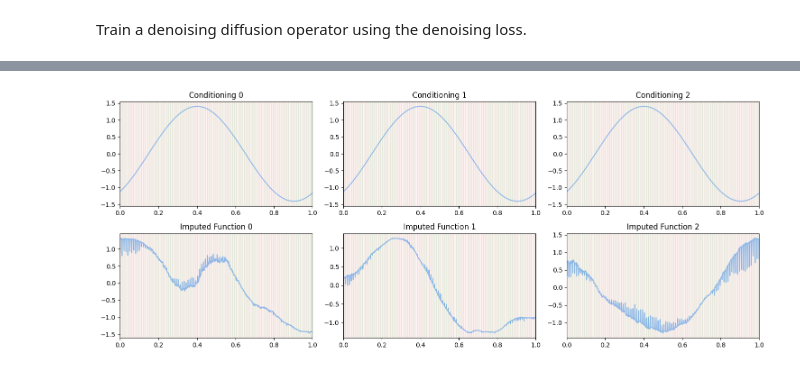
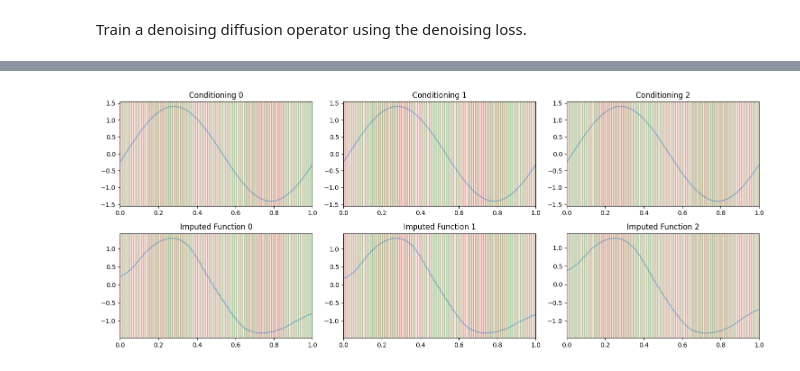
Before and after one commit to HamidrezaKmK/cond-diffusion-operators-edm, a Jupyter notebook: notebooks/1d_reanalysis.ipynb, the cells around one changed output, grey strips where cells are left out. Drawn from its saved outputs; the diff is of its cells as text; code cells hidden in the pictures.

Commit message:
get a working re-analysis

```diff
--- a/notebooks/1d_reanalysis.ipynb
+++ b/notebooks/1d_reanalysis.ipynb
@@ -313,68 +301,79 @@ plt.tight_layout()
 num_steps = 30
 batch_size = 3
 rho = 7
-resolution = 1000
+resolution = 300
+ref_resolution = 100
 generation_seed=999
 sigma_min = 0.2
 sigma_max = 80
 ###
 
 noising_kernel = RBFIrregular()
-dset_low_res = PinkNoise1D(
-    total_count=5000,
-    num_samples=100,
+ref_coords, ref_values = PinkNoise1D(
+    total_count=1,
+    num_samples=ref_resolution,
     low_pass_threshold=2.,
     make_irregular=True,
     bernoulli_p=0.99,
     fixed_irregularity_seed=42,
     threshold_type="absolute"
-)
-ref_coords, ref_values = dset_low_res[0]
+)[0]
 
-torch.random.manual_seed(generation_seed)
 generation_coords = []
 for t in np.linspace(0, 1, resolution):
     dist_from_t_to_ref = torch.abs(ref_coords - torch.tensor(t).float())
     if not torch.any(dist_from_t_to_ref <= 1e-3):
         generation_coords.append(t)
 generation_coords = torch.tensor(generation_coords).unsqueeze(0).float()
-print(generation_coords.shape, ref_coords.shape)
 
 fig, axes = plt.subplots(2, batch_size, figsize=(15, 6))
-sampler = ImputationEDMSampler(noising_kernel=RBFIrregular(), verbose=True)
+sampler = ImputationTweedieSampler(
+    noising_kernel=RBFIrregular(),
+    verbose=True,
+    tweedie_optimization_steps=30,
+    tweedie_lr=0.005,
+)
+samples = sampler(
+    net=denoiser_network,
+    batch_size=batch_size,
+    coords=generation_coords,
+    coord_ref=ref_coords,
+    values_ref=ref_values,
+    conditioning=None,
+    num_steps=num_steps,
+    sigma_max=sigma_max,
+    sigma_min=sigma_min,
+    rho=rho,
+)
+for i in range(batch_size):
 
-with torch.no_grad():
-    for i in range(batch_size):
-        samples = sampler(
-            net=denoiser_network,
-            coords=generation_coords,
-            coord_ref=ref_coords,
-            values_ref=ref_values,
-            conditioning=None,
-            num_steps=num_steps,
-            sigma_max=sigma_max,
-            sigma_min=sigma_min,
-            rho=rho,
-        )
+    # sample after re-analysis
+    if batch_size == 1:
+        ax = axes[0]
+    else:
         ax = axes[0, i]
-        all_coords = torch.cat([generation_coords, ref_coords], dim=1)
-        ax.plot(ref_coords.squeeze(), ref_values.squeeze())
-        ax.set_title(f"Conditioning {i}")
-        for x in generation_coords.squeeze():
-            ax.axvline(x, color="red", alpha=0.01)
-        for x in ref_coords.squeeze():
-            ax.axvline(x, color="green", alpha=0.1)
-        ax.set_xlim([0, 1])
 
-        # sample after re-analysis
+    all_coords = torch.cat([generation_coords, ref_coords], dim=1)
+    ax.plot(ref_coords.squeeze(), ref_values.squeeze())
+    ax.set_title(f"Conditioning {i}")
+    for x in generation_coords.squeeze():
+        ax.axvline(x, color="red", alpha=10./ref_resolution)
+    for x in ref_coords.squeeze():
+        ax.axvline(x, color="green", alpha=0.3)
+    ax.set_xlim([0, 1])
+
+    # sample after re-analysis
+    if batch_size == 1:
+        ax = axes[1]
+    else:
         ax = axes[1, i]
-        sorted_coords, coord_idx = torch.sort(all_coords.squeeze())
-        ax.plot(sorted_coords, samples.squeeze()[coord_idx])
-        ax.set_title(f"Imputed Function {i}")
-        for x in generation_coords.squeeze():
-            ax.axvline(x, color="red", alpha=0.01)
-        for x in ref_coords.squeeze():
-            ax.axvline(x, color="green", alpha=0.1)
-        ax.set_xlim([0, 1])
+    sorted_coords, coord_idx = torch.sort(all_coords.squeeze())
+    ax.plot(sorted_coords, samples[i][coord_idx])
+    ax.set_title(f"Imputed Function {i}")
+    for x in generation_coords.squeeze():
+        ax.axvline(x, color="red", alpha=10./ref_resolution)
+    for x in ref_coords.squeeze():
+        ax.axvline(x, color="green", alpha=0.3)
+    ax.set_xlim([0, 1])
 plt.tight_layout()
 # %% [output]
@@ -382 +380 @@ torch.Size([1, 810]) torch.Size([1, 100])
-[figure, old version]
+[figure, new version]
```
Also changed, not shown: parts of 11 cells of this notebook, 1 other file.
